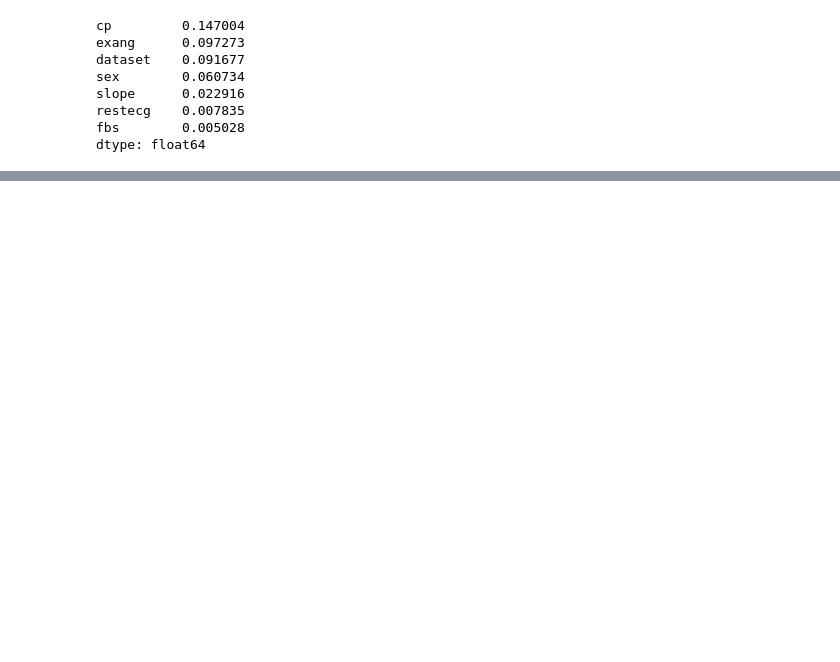
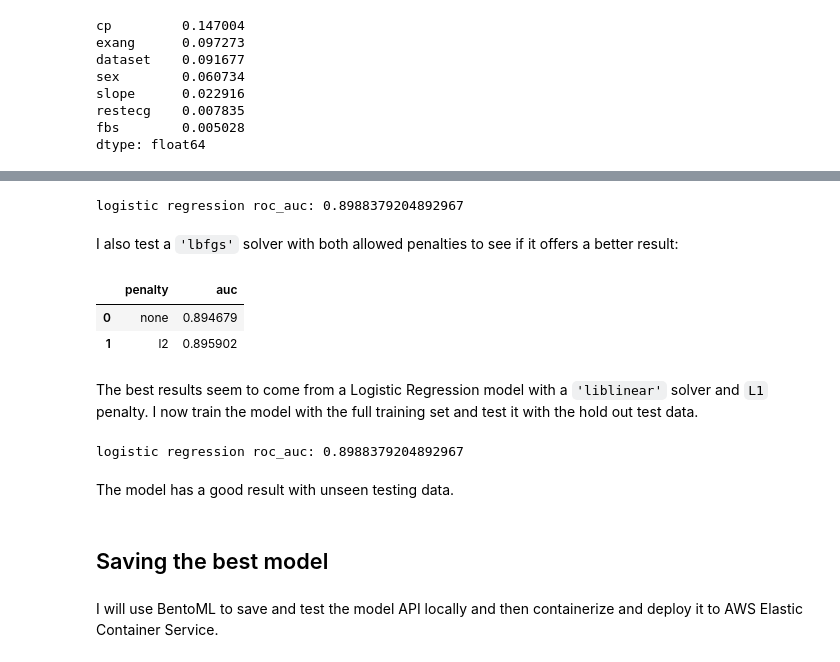
Before and after one commit to emma-carballal/mlzoomcamp-midterm-project, a Jupyter notebook: notebook/notebook.ipynb, the cells around one changed output, grey strips where cells are left out. Saved outputs shown, nothing was run; the diff lists cells and outputs as text; code cells hidden in the pictures; blank space fills up the shorter version.

```diff
--- a/notebook/notebook.ipynb
+++ b/notebook/notebook.ipynb
@@ -366,0 +346,72 @@ requests.post(
+# %%
+df_full_train = df_full_train.reset_index(drop=True)
+y_train = df_full_train.disease.values
+
+train_dict = df_full_train[categorical + numerical].to_dict(orient='records')
+test_dict = df_test[categorical + numerical].to_dict(orient='records')
+
+dv = DictVectorizer(sparse=False)
+
+X_train = dv.fit_transform(train_dict)
+X_test = dv.transform(test_dict)
+
+log_reg = LogisticRegression(max_iter=1500, solver='liblinear', penalty='l1')
+log_reg.fit(X_train, y_train)
+
+y_pred = log_reg.predict_proba(X_test)[:, 1]
+auc = roc_auc_score(y_test, y_pred)
+
+print("logistic regression roc_auc:", auc)
+# %% [output]
+logistic regression roc_auc: 0.8988379204892967
+# %% [markdown]
+I also test a `'lbfgs'`
+ solver with both allowed penalties to see if it offers a better result:
+# %%
+scores = []
+for p in ['none', 'l2']:
+    log_reg = LogisticRegression(max_iter=1500, solver='lbfgs', penalty=p)
+    log_reg.fit(X_train, y_train)
+
+    y_pred = log_reg.predict_proba(X_test)[:, 1]
+    auc = roc_auc_score(y_test, y_pred)
+
+    scores.append((p, auc))
+
+columns = ['penalty', 'auc']
+df_scores = pd.DataFrame(scores, columns=columns)
+df_scores
+# %% [output]
+|  | penalty | auc |
+| 0 | none | 0.894679 |
+| 1 | l2 | 0.895902 |
+# %% [markdown]
+The best results seem to come from a Logistic Regression model with a `'liblinear'` solver and `L1` penalty.
+I now train the model with the full training set and test it with the hold out test data.
+# %%
+df_full_train = df_full_train.reset_index(drop=True)
+y_train = df_full_train.disease.values
+
+train_dict = df_full_train[categorical + numerical].to_dict(orient='records')
+test_dict = df_test[categorical + numerical].to_dict(orient='records')
+
+dv = DictVectorizer(sparse=False)
+
+X_train = dv.fit_transform(train_dict)
+X_test = dv.transform(test_dict)
+
+log_reg = LogisticRegression(max_iter=1500, solver='liblinear', penalty='l1')
+log_reg.fit(X_train, y_train)
+
+y_pred = log_reg.predict_proba(X_test)[:, 1]
+auc = roc_auc_score(y_test, y_pred)
+
+print("logistic regression roc_auc:", auc)
+# %% [output]
+logistic regression roc_auc: 0.8988379204892967
+# %% [markdown]
+The model has a good result with unseen testing data.
+# %% [markdown]
+## Saving the best model
+# %% [markdown]
+I will use BentoML to save and test the model API locally and then containerize and deploy it to AWS Elastic Container Service.
```
Also changed, not shown: parts of 57 cells of this notebook, 4 other files.
